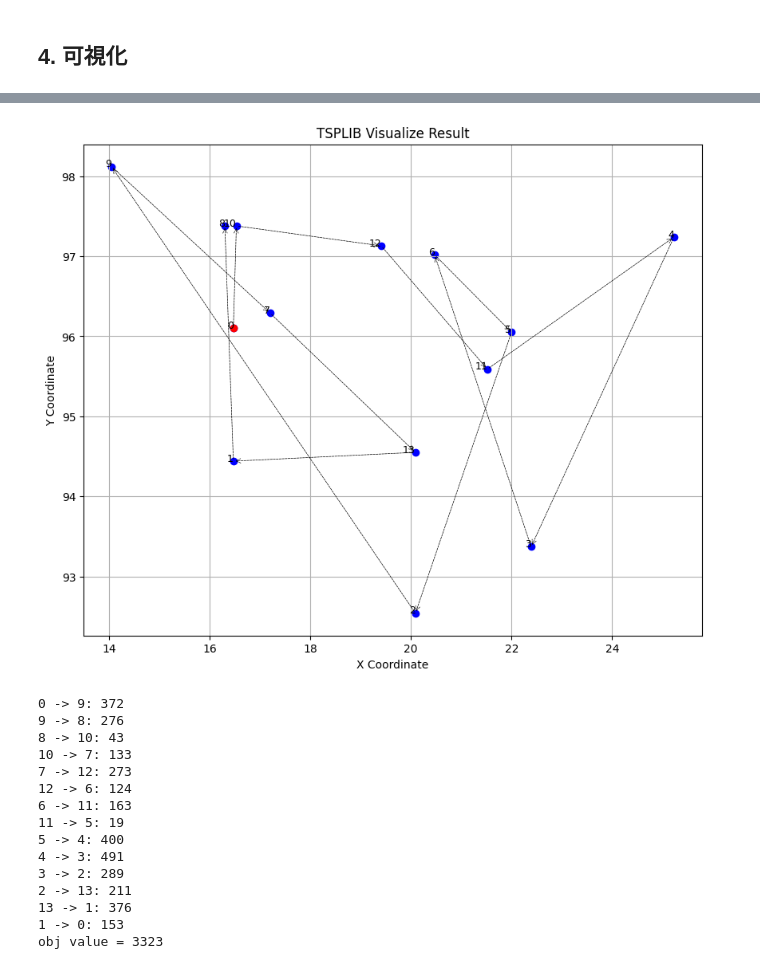
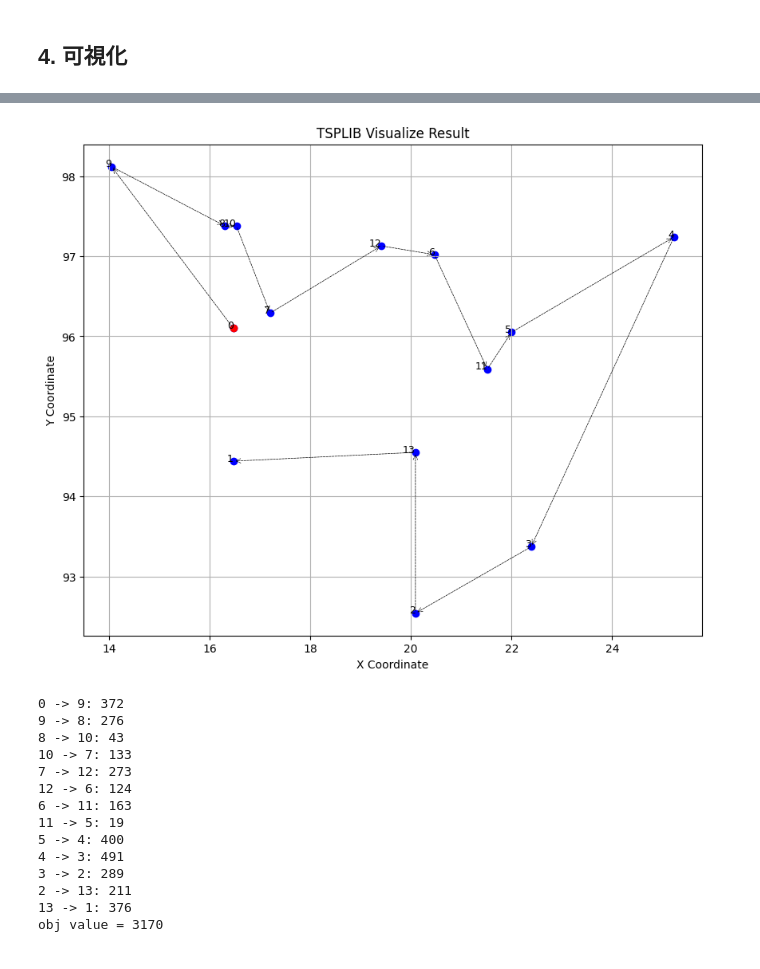
Before and after one commit to chuck765/opt, a Jupyter notebook: tsplib/src/tsplib_update.ipynb, the cells around one changed output, grey strips where cells are left out. Cells and saved outputs as stored; diff of their text form; code cells hidden in the pictures.

```diff
--- a/tsplib/src/tsplib_update.ipynb
+++ b/tsplib/src/tsplib_update.ipynb
@@ -55,8 +74,9 @@ visualize = Visualize(nodes=nodes,record=records, dist_matrix=dist_matrix)
 # %%
-visualize.plot_route()
+# 正解
+visualize.plot_route(correct_ans_flg=True)
 visualize.to_objective_value(correct_ans_flg=True)
 # %% [output]
-[figure, old version]
+[figure, new version]
 0 -> 9: 372
 9 -> 8: 276
 8 -> 10: 43
@@ -70,5 +90,4 @@ visualize.to_objective_value(correct_ans_flg=True)
 3 -> 2: 289
 2 -> 13: 211
 13 -> 1: 376
-1 -> 0: 153
-obj value = 3323
+obj value = 3170
```
Also changed, not shown: parts of 3 cells of this notebook, 2 other files.
